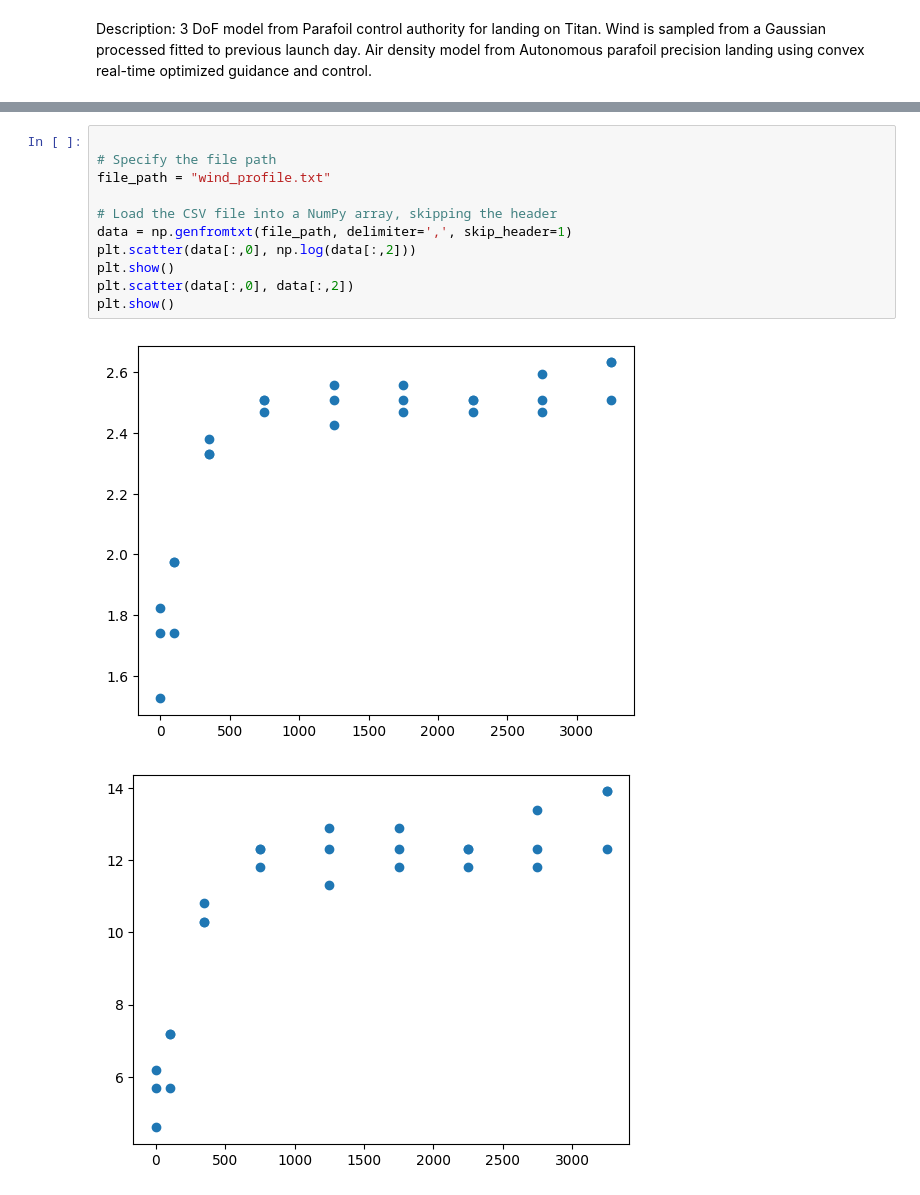
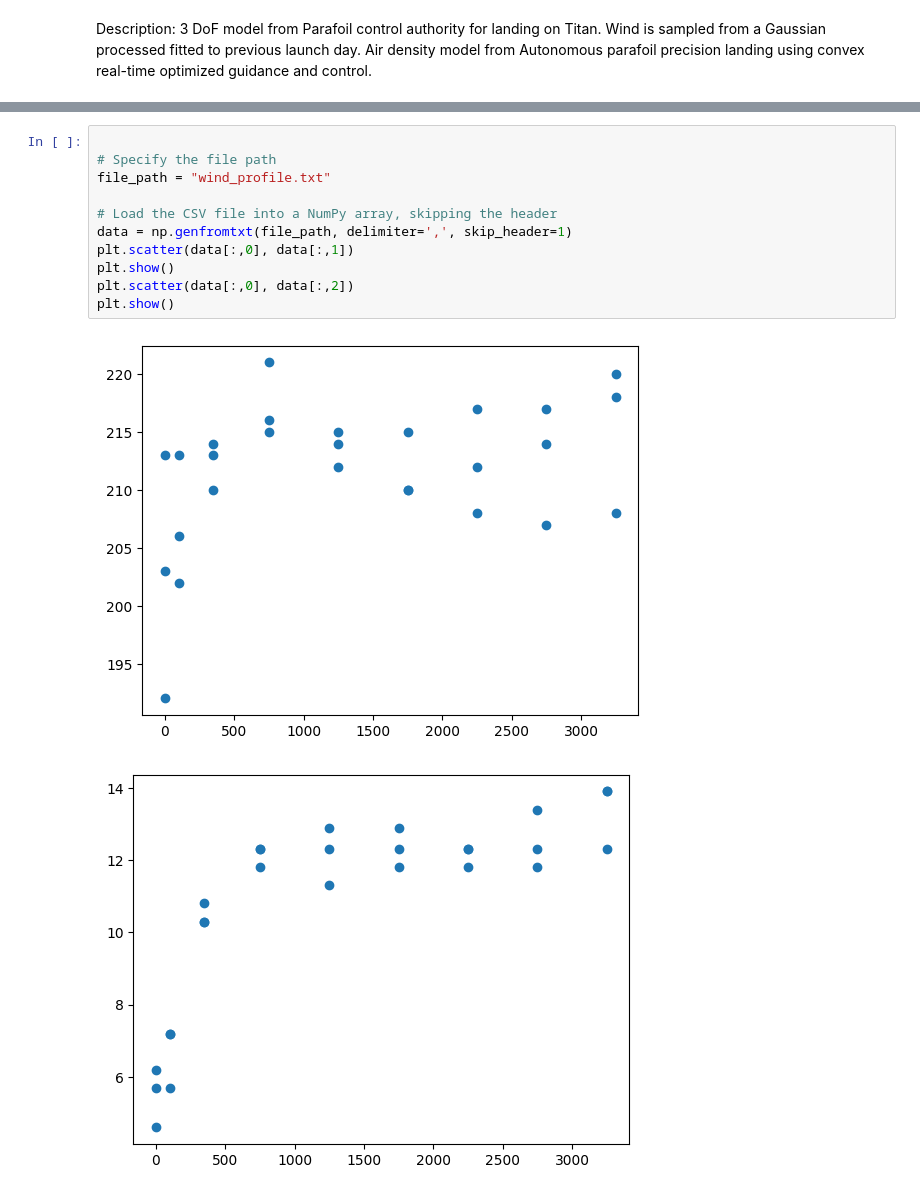
Before and after one commit to eugeneman418/9-DoF-Parafoil-Simulation, a Jupyter notebook: three dof.ipynb, the cells around one changed output, grey strips where cells are left out. Cells and saved outputs as stored; diff of their text form.

```diff
--- a/three dof.ipynb
+++ b/three dof.ipynb
@@ -153,15 +166,15 @@ class Dynamics:
 # %%
 
 # Specify the file path
 file_path = "wind_profile.txt"
 
 # Load the CSV file into a NumPy array, skipping the header
 data = np.genfromtxt(file_path, delimiter=',', skip_header=1)
-plt.scatter(data[:,0], np.log(data[:,2]))
+plt.scatter(data[:,0], data[:,1])
 plt.show()
 plt.scatter(data[:,0], data[:,2])
 plt.show()
 # %% [output]
-[figure, old version]
+[figure, new version]
 [figure]
 # %%
```
Also changed, not shown: parts of 8 cells of this notebook.
